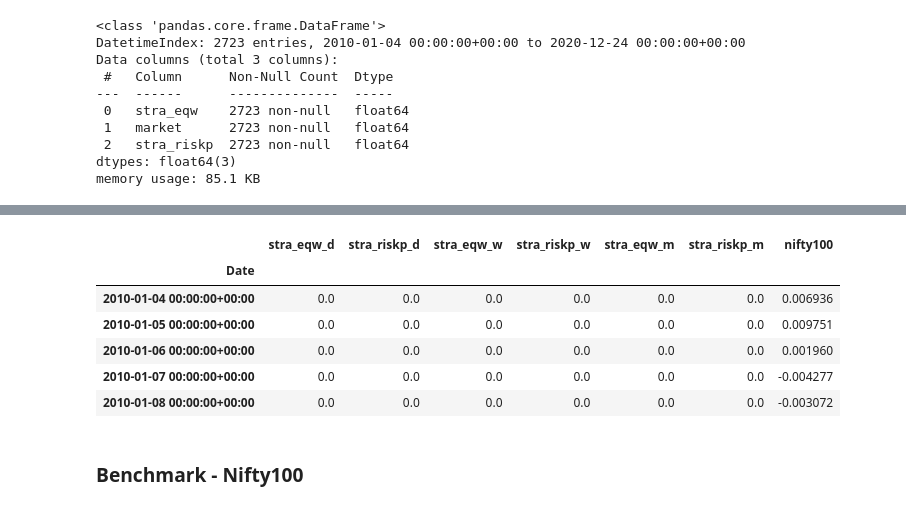
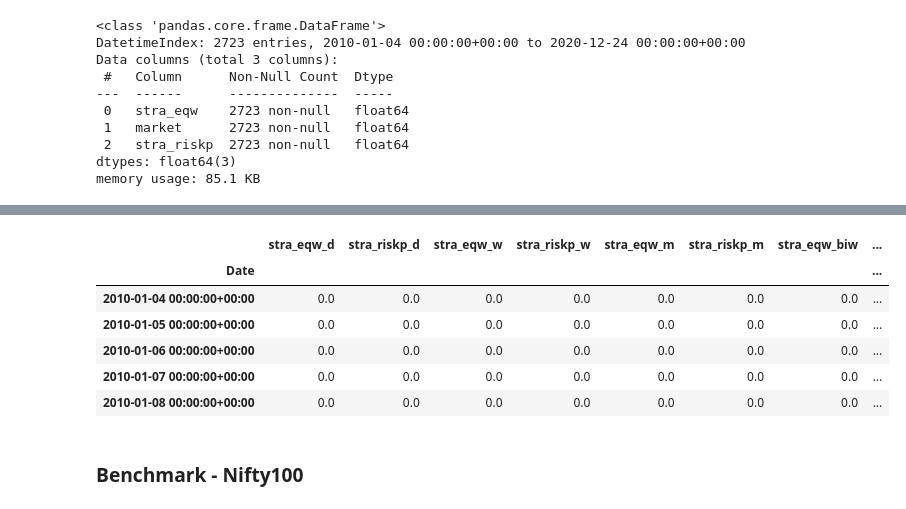
Before and after one commit to sabirjana/Strategies, a Jupyter notebook: sj_06_momentum_stra_eval.ipynb, the cells around one changed output, grey strips where cells are left out. Cells and saved outputs as stored; diff of their text form; code cells hidden in the pictures.

```diff
--- a/sj_06_momentum_stra_eval.ipynb
+++ b/sj_06_momentum_stra_eval.ipynb
@@ -45,6 +45,8 @@ with pd.HDFStore(DATA_STORE) as store:
     rebalance_daily = (store['/nse100/daily/results'])
     rebalance_weekly = (store['/nse100/weekly/results'])
     rebalance_monthly = (store['/nse100/monthly/results'])
+    rebalance_biweekly = (store['/nse100/biweekly/results'])
+    rebalance_biweekly_20 = (store['/nse100/biweekly_20/results'])
 # %%
 rebalance_daily.info()
 # %% [output]
@@ -87,21 +115,27 @@ memory usage: 85.1 KB
 # %%
-columns = ['stra_eqw_d', 'stra_riskp_d', 'stra_eqw_w', 'stra_riskp_w','stra_eqw_m','stra_riskp_m','nifty100']
+columns = ['stra_eqw_d', 'stra_riskp_d', 'stra_eqw_w', 'stra_riskp_w','stra_eqw_m','stra_riskp_m',
+           'stra_eqw_biw','stra_riskp_biw','stra_eqw_biw_20','stra_riskp_biw_20',
+           'nifty100']
 results_all = pd.DataFrame(list(zip(rebalance_daily.stra_eqw,
                             rebalance_daily.stra_riskp,
                             rebalance_weekly.stra_eqw,
                             rebalance_weekly.stra_riskp,
                             rebalance_monthly.stra_eqw,
                             rebalance_monthly.stra_riskp,
+                            rebalance_biweekly.stra_eqw,
+                            rebalance_biweekly.stra_riskp,
+                            rebalance_biweekly_20.stra_eqw,
+                            rebalance_biweekly_20.stra_riskp,
                             rebalance_daily.market)), columns=columns,index=rebalance_daily.index)
 results_all.head()
 # %% [output]
-|  | stra_eqw_d | stra_riskp_d | stra_eqw_w | stra_riskp_w | stra_eqw_m | stra_riskp_m | nifty100 |
-| Date |  |  |  |  |  |  |  |
-| 2010-01-04 00:00:00+00:00 | 0.0 | 0.0 | 0.0 | 0.0 | 0.0 | 0.0 | 0.006936 |
-| 2010-01-05 00:00:00+00:00 | 0.0 | 0.0 | 0.0 | 0.0 | 0.0 | 0.0 | 0.009751 |
-| 2010-01-06 00:00:00+00:00 | 0.0 | 0.0 | 0.0 | 0.0 | 0.0 | 0.0 | 0.001960 |
-| 2010-01-07 00:00:00+00:00 | 0.0 | 0.0 | 0.0 | 0.0 | 0.0 | 0.0 | -0.004277 |
-| 2010-01-08 00:00:00+00:00 | 0.0 | 0.0 | 0.0 | 0.0 | 0.0 | 0.0 | -0.003072 |
+|  | stra_eqw_d | stra_riskp_d | stra_eqw_w | stra_riskp_w | stra_eqw_m | stra_riskp_m | stra_eqw_biw | ... |
+| Date |  |  |  |  |  |  |  | ... |
+| 2010-01-04 00:00:00+00:00 | 0.0 | 0.0 | 0.0 | 0.0 | 0.0 | 0.0 | 0.0 | ... |
+| 2010-01-05 00:00:00+00:00 | 0.0 | 0.0 | 0.0 | 0.0 | 0.0 | 0.0 | 0.0 | ... |
+| 2010-01-06 00:00:00+00:00 | 0.0 | 0.0 | 0.0 | 0.0 | 0.0 | 0.0 | 0.0 | ... |
+| 2010-01-07 00:00:00+00:00 | 0.0 | 0.0 | 0.0 | 0.0 | 0.0 | 0.0 | 0.0 | ... |
+| 2010-01-08 00:00:00+00:00 | 0.0 | 0.0 | 0.0 | 0.0 | 0.0 | 0.0 | 0.0 | ... |
 # %% [markdown]
 ### Benchmark - Nifty100
 # %%
```
Also changed, not shown: parts of 13 cells of this notebook, 2 other files.
